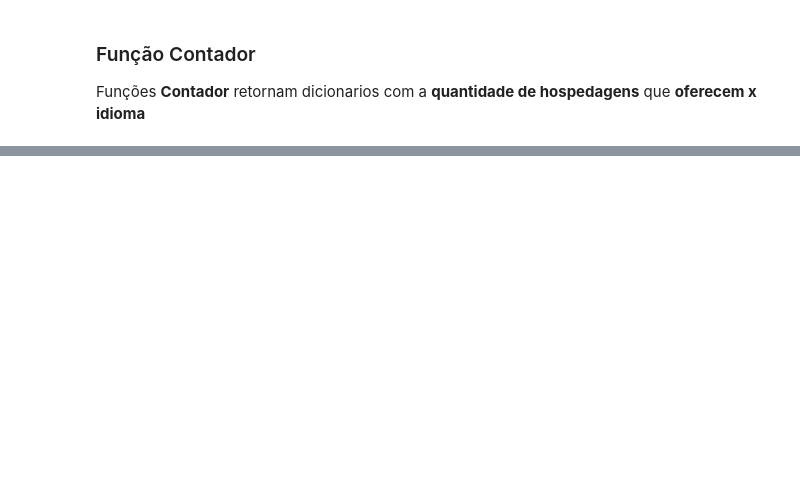
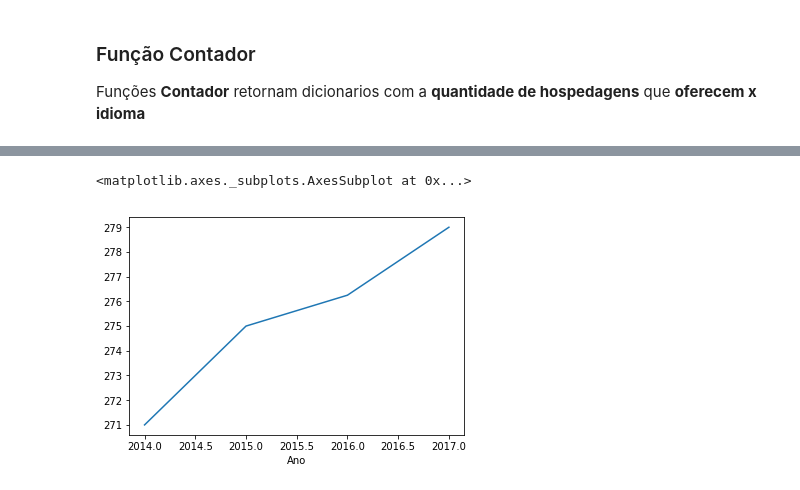
Before and after one commit to if1015-datascience-ufpe/2018-2-projeto-agua-de-coco, a Jupyter notebook: Análise Hospedagens.ipynb, the cells around one changed output, grey strips where cells are left out. Cells and saved outputs as stored; diff of their text form; code cells hidden in the pictures; blank space fills up the shorter version.

```diff
--- a/Análise Hospedagens.ipynb
+++ b/Análise Hospedagens.ipynb
@@ -549,0 +666,3 @@ dadosPE
+# %%
+dadosPR_2016 = dados2016(dados_2016_01,dados_2016_02,dados_2016_03,dados_2016_04,'PR')
+dadosPR_2016
@@ -549,0 +675,3 @@ dadosPE
+# %%
+dadosPR_2017 = dados2017(dados_2017_01,dados_2017_02,dados_2017_03,dados_2017_04,'PR')
+dadosPR_2017
@@ -549,0 +683,3 @@ dadosPE
+# %%
+dadosPR = Dados(dadosPR_2014,dadosPR_2015,dadosPR_2016,dadosPR_2017)
+dadosPR
@@ -549,0 +699,5 @@ dadosPE
+# %%
+dadosPR.groupby(dadosPR.Ano.dt.year).Inglês.mean().plot()
+# %% [output]
+<matplotlib.axes._subplots.AxesSubplot at 0x...>
+[figure, added]
```
Also changed, not shown: parts of 75 cells of this notebook, 1 other file.
